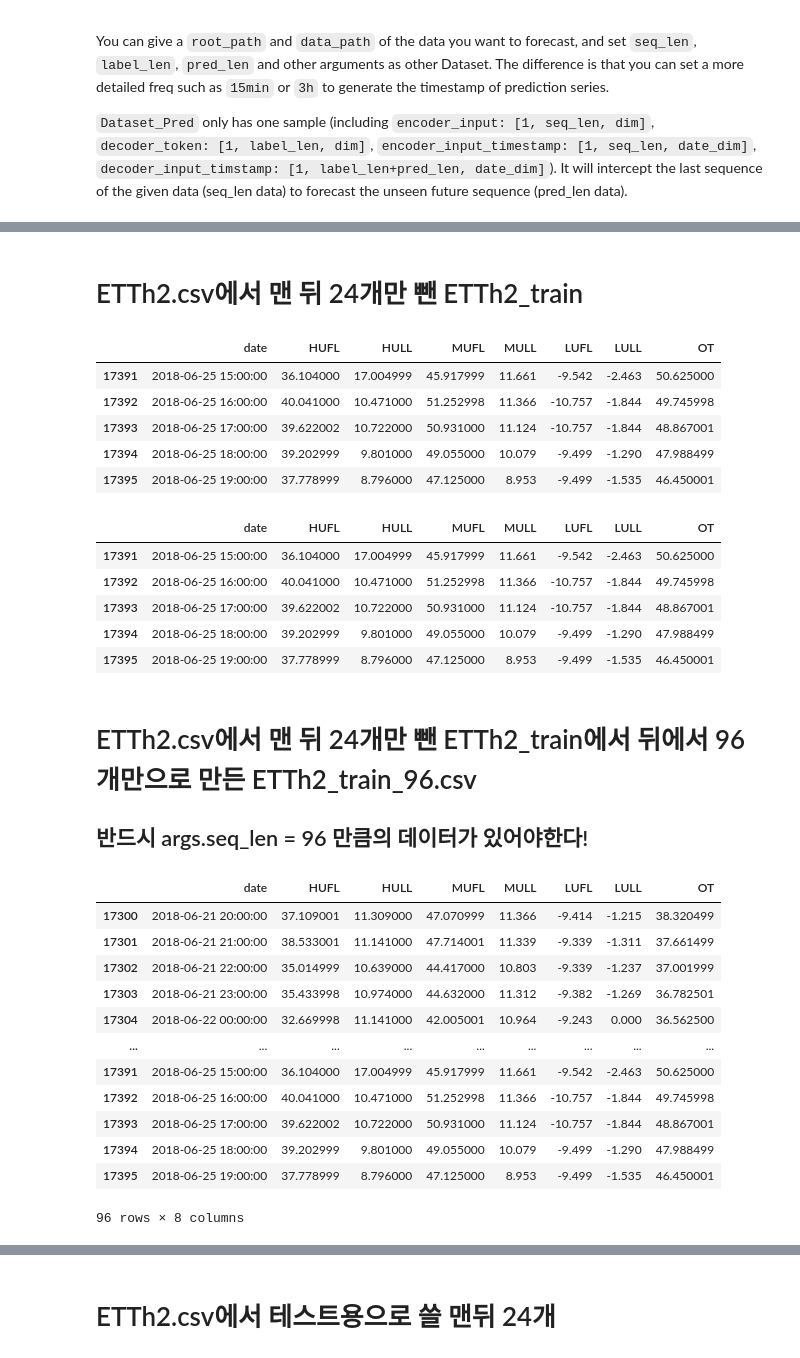
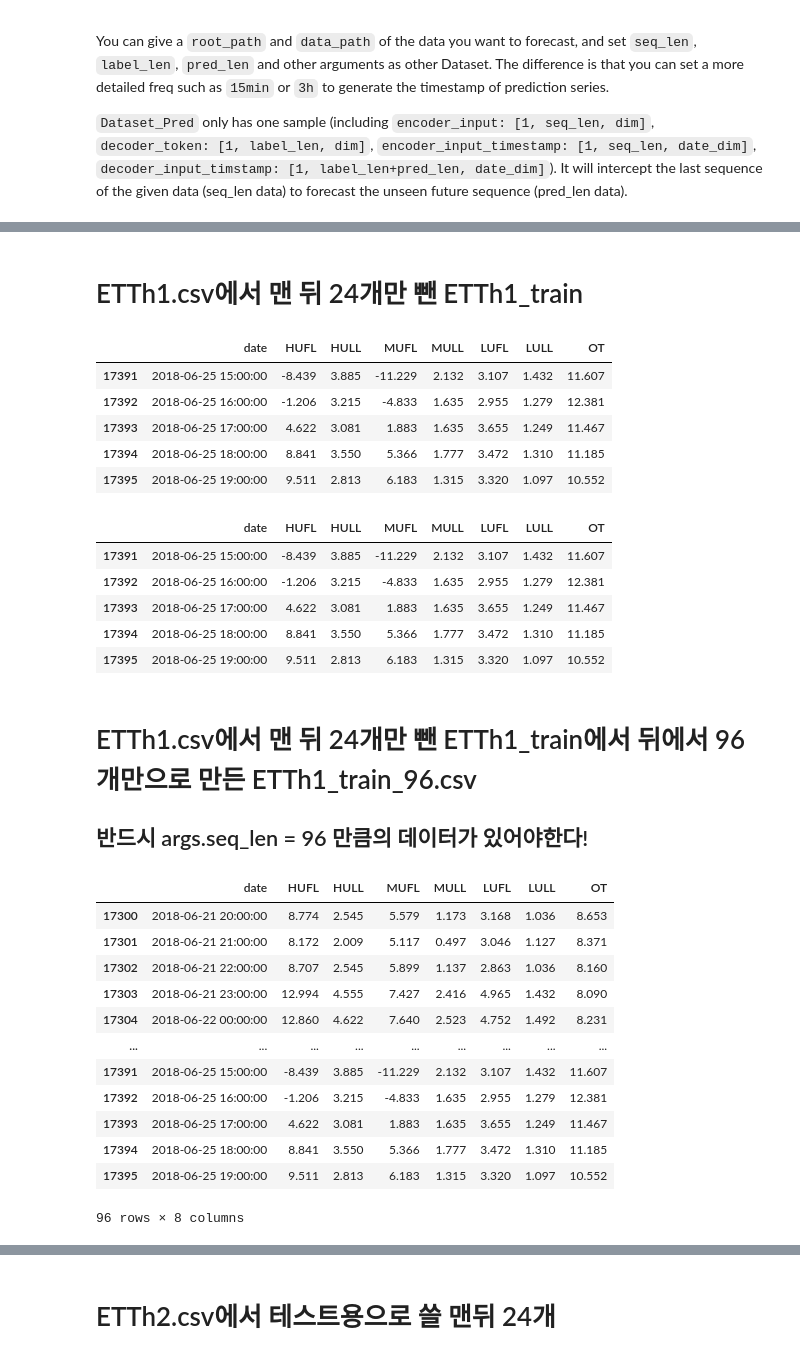
Before and after one commit to K-107/exercise, a Jupyter notebook: Informer.ipynb, the cells around one changed output, grey strips where cells are left out. Saved outputs shown, nothing was run; the diff lists cells and outputs as text; code cells hidden in the pictures.

```diff
--- a/Informer.ipynb
+++ b/Informer.ipynb
@@ -210,46 +261,46 @@ df
 # %% [markdown]
-# ETTh2.csv에서 맨 뒤 24개만 뺀 ETTh2_train
+# ETTh1.csv에서 맨 뒤 24개만 뺀 ETTh1_train
 # %%
-ETTh2_train = df[:-24]
-ETTh2_train.tail()
+ETTh1_train = df[:-24]
+ETTh1_train.tail()
 # %% [output]
 |  | date | HUFL | HULL | MUFL | MULL | LUFL | LULL | OT |
-| 17391 | 2018-06-25 15:00:00 | 36.104000 | 17.004999 | 45.917999 | 11.661 | -9.542 | -2.463 | 50.625000 |
-| 17392 | 2018-06-25 16:00:00 | 40.041000 | 10.471000 | 51.252998 | 11.366 | -10.757 | -1.844 | 49.745998 |
-| 17393 | 2018-06-25 17:00:00 | 39.622002 | 10.722000 | 50.931000 | 11.124 | -10.757 | -1.844 | 48.867001 |
-| 17394 | 2018-06-25 18:00:00 | 39.202999 | 9.801000 | 49.055000 | 10.079 | -9.499 | -1.290 | 47.988499 |
-| 17395 | 2018-06-25 19:00:00 | 37.778999 | 8.796000 | 47.125000 | 8.953 | -9.499 | -1.535 | 46.450001 |
+| 17391 | 2018-06-25 15:00:00 | -8.439 | 3.885 | -11.229 | 2.132 | 3.107 | 1.432 | 11.607 |
+| 17392 | 2018-06-25 16:00:00 | -1.206 | 3.215 | -4.833 | 1.635 | 2.955 | 1.279 | 12.381 |
+| 17393 | 2018-06-25 17:00:00 | 4.622 | 3.081 | 1.883 | 1.635 | 3.655 | 1.249 | 11.467 |
+| 17394 | 2018-06-25 18:00:00 | 8.841 | 3.550 | 5.366 | 1.777 | 3.472 | 1.310 | 11.185 |
+| 17395 | 2018-06-25 19:00:00 | 9.511 | 2.813 | 6.183 | 1.315 | 3.320 | 1.097 | 10.552 |
 # %%
 save_path = '/content/ETDataset/ETT-small/'
-ETTh2_train.to_csv(save_path + 'ETTh2_train.csv', index=False)
-pd.read_csv(save_path + 'ETTh2_train.csv').tail()
+ETTh1_train.to_csv(save_path + 'ETTh1_train.csv', index=False)
+pd.read_csv(save_path + 'ETTh1_train.csv').tail()
 # %% [output]
 |  | date | HUFL | HULL | MUFL | MULL | LUFL | LULL | OT |
-| 17391 | 2018-06-25 15:00:00 | 36.104000 | 17.004999 | 45.917999 | 11.661 | -9.542 | -2.463 | 50.625000 |
-| 17392 | 2018-06-25 16:00:00 | 40.041000 | 10.471000 | 51.252998 | 11.366 | -10.757 | -1.844 | 49.745998 |
-| 17393 | 2018-06-25 17:00:00 | 39.622002 | 10.722000 | 50.931000 | 11.124 | -10.757 | -1.844 | 48.867001 |
-| 17394 | 2018-06-25 18:00:00 | 39.202999 | 9.801000 | 49.055000 | 10.079 | -9.499 | -1.290 | 47.988499 |
-| 17395 | 2018-06-25 19:00:00 | 37.778999 | 8.796000 | 47.125000 | 8.953 | -9.499 | -1.535 | 46.450001 |
+| 17391 | 2018-06-25 15:00:00 | -8.439 | 3.885 | -11.229 | 2.132 | 3.107 | 1.432 | 11.607 |
+| 17392 | 2018-06-25 16:00:00 | -1.206 | 3.215 | -4.833 | 1.635 | 2.955 | 1.279 | 12.381 |
+| 17393 | 2018-06-25 17:00:00 | 4.622 | 3.081 | 1.883 | 1.635 | 3.655 | 1.249 | 11.467 |
+| 17394 | 2018-06-25 18:00:00 | 8.841 | 3.550 | 5.366 | 1.777 | 3.472 | 1.310 | 11.185 |
+| 17395 | 2018-06-25 19:00:00 | 9.511 | 2.813 | 6.183 | 1.315 | 3.320 | 1.097 | 10.552 |
 # %% [markdown]
-# ETTh2.csv에서 맨 뒤 24개만 뺀 ETTh2_train에서 뒤에서 96개만으로 만든 ETTh2_train_96.csv
+# ETTh1.csv에서 맨 뒤 24개만 뺀 ETTh1_train에서 뒤에서 96개만으로 만든 ETTh1_train_96.csv
 
 ## 반드시 args.seq_len = 96 만큼의 데이터가 있어야한다!
 # %%
-ETTh2_train_96 = pd.read_csv(save_path + 'ETTh2_train.csv')[-96:]
-ETTh2_train_96
+ETTh1_train_96 = pd.read_csv(save_path + 'ETTh1_train.csv')[-96:]
+ETTh1_train_96
 # %% [output]
 |  | date | HUFL | HULL | MUFL | MULL | LUFL | LULL | OT |
-| 17300 | 2018-06-21 20:00:00 | 37.109001 | 11.309000 | 47.070999 | 11.366 | -9.414 | -1.215 | 38.320499 |
-| 17301 | 2018-06-21 21:00:00 | 38.533001 | 11.141000 | 47.714001 | 11.339 | -9.339 | -1.311 | 37.661499 |
-| 17302 | 2018-06-21 22:00:00 | 35.014999 | 10.639000 | 44.417000 | 10.803 | -9.339 | -1.237 | 37.001999 |
-| 17303 | 2018-06-21 23:00:00 | 35.433998 | 10.974000 | 44.632000 | 11.312 | -9.382 | -1.269 | 36.782501 |
-| 17304 | 2018-06-22 00:00:00 | 32.669998 | 11.141000 | 42.005001 | 10.964 | -9.243 | 0.000 | 36.562500 |
+| 17300 | 2018-06-21 20:00:00 | 8.774 | 2.545 | 5.579 | 1.173 | 3.168 | 1.036 | 8.653 |
+| 17301 | 2018-06-21 21:00:00 | 8.172 | 2.009 | 5.117 | 0.497 | 3.046 | 1.127 | 8.371 |
+| 17302 | 2018-06-21 22:00:00 | 8.707 | 2.545 | 5.899 | 1.137 | 2.863 | 1.036 | 8.160 |
+| 17303 | 2018-06-21 23:00:00 | 12.994 | 4.555 | 7.427 | 2.416 | 4.965 | 1.432 | 8.090 |
+| 17304 | 2018-06-22 00:00:00 | 12.860 | 4.622 | 7.640 | 2.523 | 4.752 | 1.492 | 8.231 |
 | ... | ... | ... | ... | ... | ... | ... | ... | ... |
-| 17391 | 2018-06-25 15:00:00 | 36.104000 | 17.004999 | 45.917999 | 11.661 | -9.542 | -2.463 | 50.625000 |
-| 17392 | 2018-06-25 16:00:00 | 40.041000 | 10.471000 | 51.252998 | 11.366 | -10.757 | -1.844 | 49.745998 |
-| 17393 | 2018-06-25 17:00:00 | 39.622002 | 10.722000 | 50.931000 | 11.124 | -10.757 | -1.844 | 48.867001 |
-| 17394 | 2018-06-25 18:00:00 | 39.202999 | 9.801000 | 49.055000 | 10.079 | -9.499 | -1.290 | 47.988499 |
-| 17395 | 2018-06-25 19:00:00 | 37.778999 | 8.796000 | 47.125000 | 8.953 | -9.499 | -1.535 | 46.450001 |
+| 17391 | 2018-06-25 15:00:00 | -8.439 | 3.885 | -11.229 | 2.132 | 3.107 | 1.432 | 11.607 |
+| 17392 | 2018-06-25 16:00:00 | -1.206 | 3.215 | -4.833 | 1.635 | 2.955 | 1.279 | 12.381 |
+| 17393 | 2018-06-25 17:00:00 | 4.622 | 3.081 | 1.883 | 1.635 | 3.655 | 1.249 | 11.467 |
+| 17394 | 2018-06-25 18:00:00 | 8.841 | 3.550 | 5.366 | 1.777 | 3.472 | 1.310 | 11.185 |
+| 17395 | 2018-06-25 19:00:00 | 9.511 | 2.813 | 6.183 | 1.315 | 3.320 | 1.097 | 10.552 |
 96 rows × 8 columns
 # %%
 save_path = '/content/ETDataset/ETT-small/'
```
Also changed, not shown: parts of 34 cells of this notebook.
